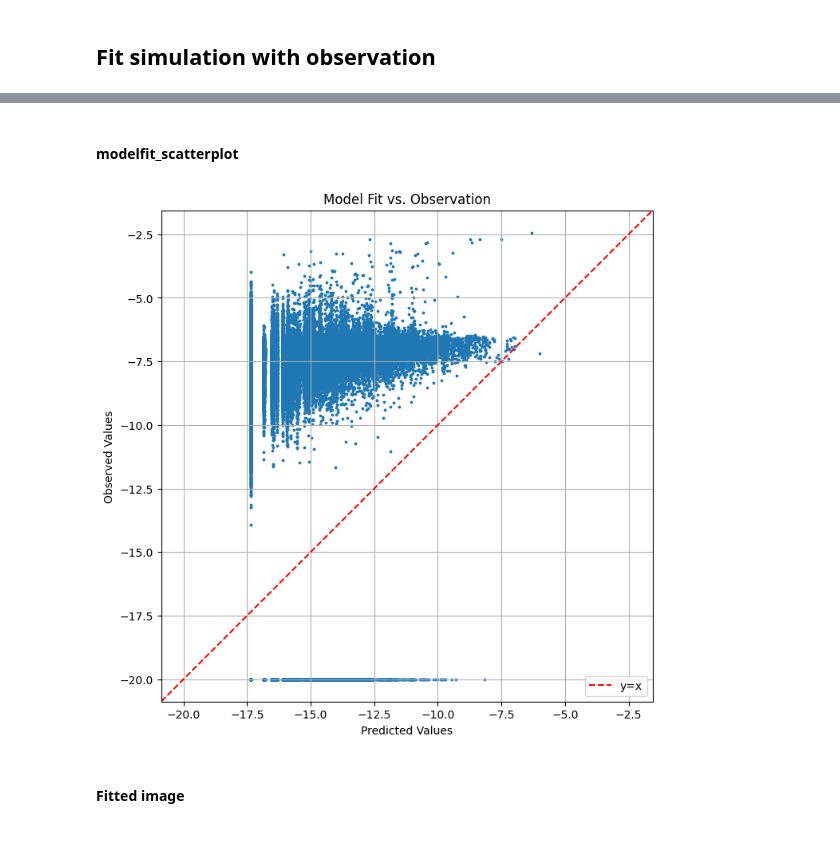
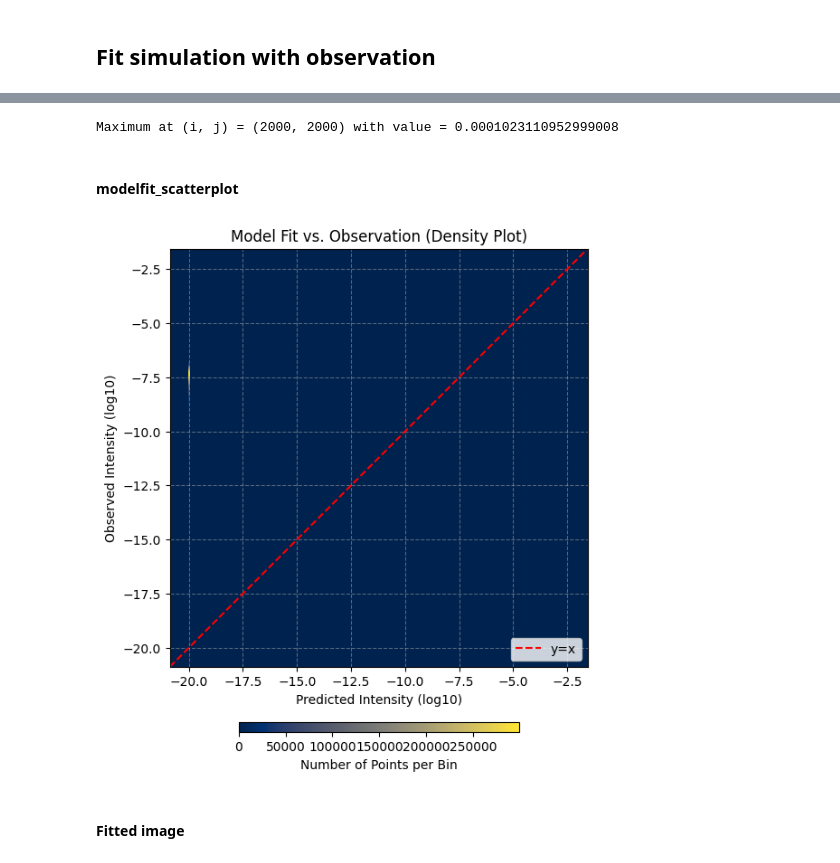
Before and after one commit to gitlinffff/rebound, a Jupyter notebook: analysis/hst_imageprocess/hst_fitting.ipynb, the cells around one changed output, grey strips where cells are left out. Cells and saved outputs as stored; diff of their text form; code cells hidden in the pictures.

```diff
--- a/analysis/hst_imageprocess/hst_fitting.ipynb
+++ b/analysis/hst_imageprocess/hst_fitting.ipynb
@@ -260,10 +316,12 @@ print("Weights of different sizes: [" + "  ".join(f"{w:.2e}" for w in weights) +
 # %%
 # calculate weighed fitting values
-I_fit = np.dot(fit_input_X, weights).reshape(np.shape(log10_sim_stack)[:2])
+I_fit = np.dot(fit_input_X, final_weights).reshape(np.shape(sim_stack)[:2])
 
 # check the i,j index of the maximum pixel value
 flat_index = np.argmax(I_fit)
 i, j = np.unravel_index(flat_index, I_fit.shape)
 print(f"Maximum at (i, j) = ({i}, {j}) with value = {I_fit[i, j]}")
+# %% [output]
+Maximum at (i, j) = (2000, 2000) with value = 0.0001023110952999008
 # %% [markdown]
 #### modelfit_scatterplot
@@ -270,43 +354,44 @@ print(f"Maximum at (i, j) = ({i}, {j}) with value = {I_fit[i, j]}")
+# %%
+# mask 2: use the mask where only hst_data are meaningful (> 1e-20)
+x_data_filtered = x_data[meaningful_signal_mask]
+y_data_filtered = y_data[meaningful_signal_mask]
+# %%
+# create 2D histogram for performance of model fit
+_den, _, _ = np.histogram2d( # particle density of each pixel
+    x_data_filtered,        # x coordinate
+    y_data_filtered,        # y coordinate
+    bins=[bin_edges, bin_edges],
+    density=False  # Set True if you want normalized density
+)
+_den = _den.T
 # %%
-import numpy as np
-import matplotlib.pyplot as plt
-
-x_data = I_fit
-#x_data = log10_sim_stack[:,:,5]
-y_data = log10_hst
-
-# 1. Find the combined min and max for both axes
-min_val = min(np.min(x_data), np.min(y_data))
-max_val = max(np.max(x_data), np.max(y_data))
-
-# Add a little padding to the range
-padding = (max_val - min_val) * 0.05
-axis_min = min_val - padding
-axis_max = max_val + padding
-axis_limits = [axis_min, axis_max]
+X, Y = np.meshgrid(bin_edges, bin_edges)
 
 plt.figure(figsize=(8, 8))
-plt.scatter(x_data, y_data, s=3)
+pc = plt.pcolormesh(X, Y, _den, cmap='cividis', shading='auto')
+
+# Draw the y=x reference line
+plt.plot(axis_limits, axis_limits, 'r--', label='y=x') # 'r--' is a red dashed line
+
+# colar bar
+cbar = plt.colorbar(pc, orientation='horizontal', pad=0.1, shrink=0.5, aspect=30)
+cbar.set_label(r'Number of Points per Bin')
+
 plt.gca().set_aspect('equal', adjustable='box')
-
-# 2. Set both axes to the same range
 plt.xlim(axis_limits)
 plt.ylim(axis_limits)
 
-# 3. Draw the y=x reference line
-plt.plot(axis_limits, axis_limits, 'r--', label='y=x') # 'r--' is a red dashed line
+plt.xlabel("Predicted Intensity (log10)")
+plt.ylabel("Observed Intensity (log10)")
+plt.title("Model Fit vs. Observation (Density Plot)")
+plt.legend(loc="lower right")
+plt.grid(True, linestyle='--', alpha=0.3)
 
-plt.xlabel("Predicted Values")
-plt.ylabel("Observed Values")
-plt.title("Model Fit vs. Observation")
-plt.legend(loc="lower right")
-plt.grid(True)
-
-plt.savefig(os.path.join(output_dir,'modelfit_scatterplot.png'), dpi=300, bbox_inches='tight')
+plt.savefig(os.path.join(output_dir,'modelfit_scatterplot_4.png'), dpi=300, bbox_inches='tight')
 plt.show()
 plt.close()
 # %% [output]
-[figure, old version]
+[figure, new version]
 # %% [markdown]
 #### Fitted image
 # %%
```
Also changed, not shown: parts of 10 cells of this notebook.
